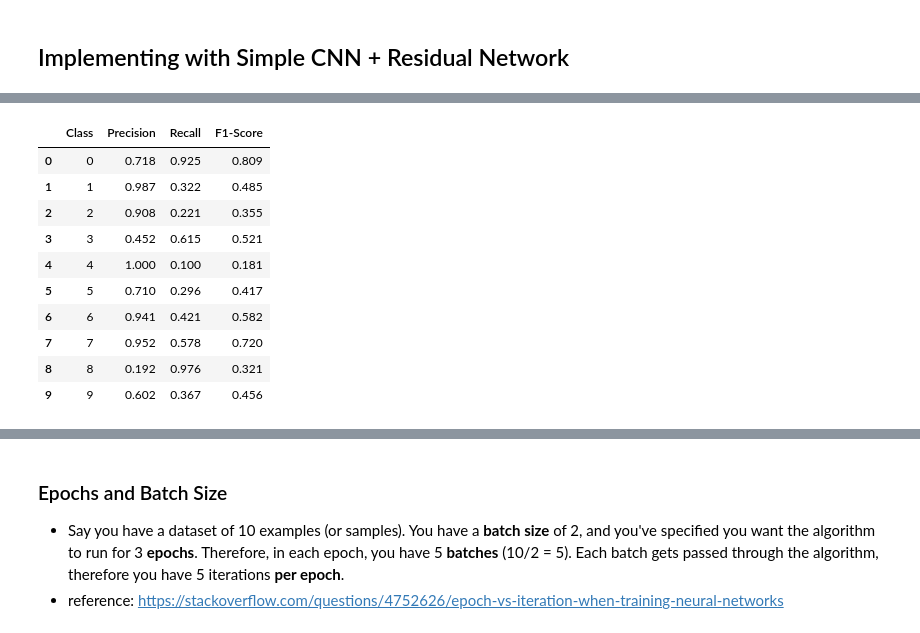
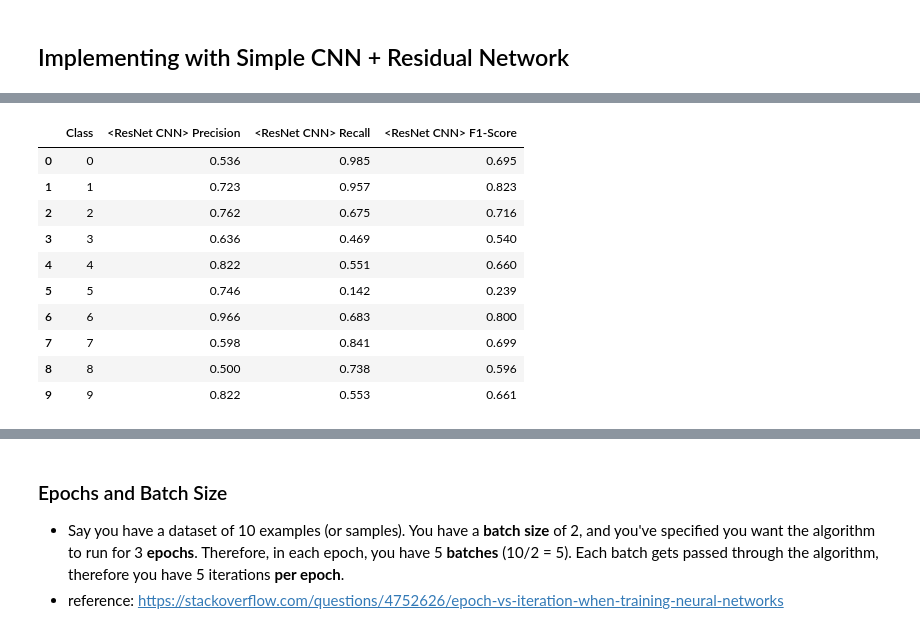
Before and after one commit to NghiaNguyenDuy/Learning, a Jupyter notebook: Numpy_CNN.ipynb, the cells around one changed output, grey strips where cells are left out. Drawn from its saved outputs; the diff is of its cells as text; code cells hidden in the pictures.

```diff
--- a/Numpy_CNN.ipynb
+++ b/Numpy_CNN.ipynb
@@ -750,28 +752,28 @@ plt.show()
 # %%
 # True and predicted labels
 true_labels = []
 pred_labels = []
 for i in range(10):
     for j in range(10):
         true_labels.extend([i] * int(confusion_mtx[i][j]))
         pred_labels.extend([j] * int(confusion_mtx[i][j]))
 
 # Calculate classification report
 report = classification_report(true_labels, pred_labels, output_dict=True)
 report_table = [(label, round(m['precision'], 3), round(m['recall'], 3), round(m['f1-score'], 3))
                 for label, m in report.items() if label.isdigit()]
 
-res_df = pd.DataFrame(report_table, columns=['Class', 'Precision', 'Recall', 'F1-Score'])
+res_df = pd.DataFrame(report_table, columns=['Class', '<ResNet CNN> Precision', '<ResNet CNN> Recall', '<ResNet CNN> F1-Score'])
 res_df
 # %% [output]
-|  | Class | Precision | Recall | F1-Score |
-| 0 | 0 | 0.718 | 0.925 | 0.809 |
-| 1 | 1 | 0.987 | 0.322 | 0.485 |
-| 2 | 2 | 0.908 | 0.221 | 0.355 |
-| 3 | 3 | 0.452 | 0.615 | 0.521 |
-| 4 | 4 | 1.000 | 0.100 | 0.181 |
-| 5 | 5 | 0.710 | 0.296 | 0.417 |
-| 6 | 6 | 0.941 | 0.421 | 0.582 |
-| 7 | 7 | 0.952 | 0.578 | 0.720 |
-| 8 | 8 | 0.192 | 0.976 | 0.321 |
-| 9 | 9 | 0.602 | 0.367 | 0.456 |
+|  | Class | <ResNet CNN> Precision | <ResNet CNN> Recall | <ResNet CNN> F1-Score |
+| 0 | 0 | 0.536 | 0.985 | 0.695 |
+| 1 | 1 | 0.723 | 0.957 | 0.823 |
+| 2 | 2 | 0.762 | 0.675 | 0.716 |
+| 3 | 3 | 0.636 | 0.469 | 0.540 |
+| 4 | 4 | 0.822 | 0.551 | 0.660 |
+| 5 | 5 | 0.746 | 0.142 | 0.239 |
+| 6 | 6 | 0.966 | 0.683 | 0.800 |
+| 7 | 7 | 0.598 | 0.841 | 0.699 |
+| 8 | 8 | 0.500 | 0.738 | 0.596 |
+| 9 | 9 | 0.822 | 0.553 | 0.661 |
```
Also changed, not shown: parts of 36 cells of this notebook.
